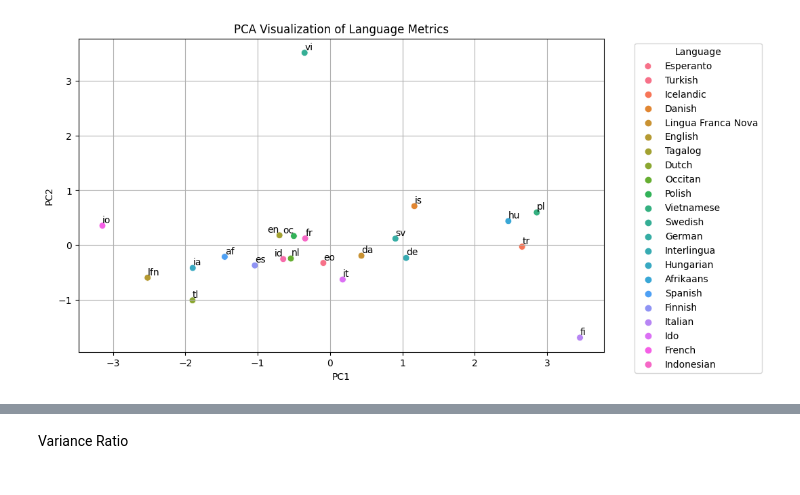
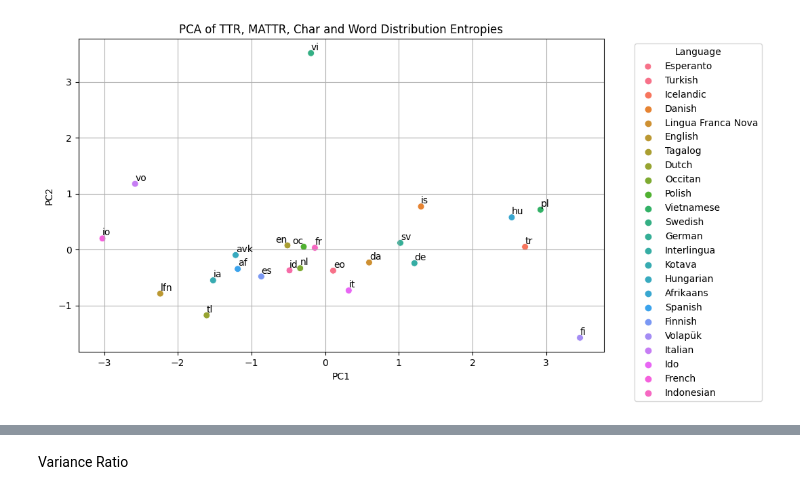
Before and after one commit to kirbergerconnor/iscl-thesis, a Jupyter notebook: features.ipynb, the cells around one changed output, grey strips where cells are left out. Cells and saved outputs as stored; diff of their text form; code cells hidden in the pictures.

```diff
--- a/features.ipynb
+++ b/features.ipynb
@@ -223,12 +229,18 @@ Principle Component Analysis
 # %%
+# TESTING #
+
+numeric_df = calculations_df.select_dtypes(include='number')
+
 scaler = StandardScaler()
-scaled_data = scaler.fit_transform(df)
+scaled_data = scaler.fit_transform(numeric_df)
 
-pca = PCA(n_components=0.95)
+pca = PCA(n_components=2)
 pca_result = pca.fit_transform(scaled_data)
 
 pca_df = pd.DataFrame(pca_result, columns=['PC1', 'PC2'])
-pca_df.index = df.index
+pca_df.index = calculations_df.index
+
+# print(pca_df)
 
 plt.figure(figsize=(10, 6))
 sns.scatterplot(x='PC1', y='PC2', data=pca_df, hue=pca_df.index, s=50)
@@ -247,32 +259,32 @@ lang_labels = {
     'pl': 'Polish',
     'da': 'Danish',
     'tl': 'Tagalog',
     'ia': 'Interlingua',
     'fi': 'Finnish',
     'vi': 'Vietnamese',
     'hu': 'Hungarian',
     'nl': 'Dutch',
     'lfn': 'Lingua Franca Nova',
     'es': 'Spanish',
     'io': 'Ido',
     'af': 'Afrikaans',
     'fr': 'French',
     'it': 'Italian',
     'tr': 'Turkish',
     'de': 'German',
     'oc': 'Occitan',
     'en': 'English',
     'vo': 'Volapük',
     'avk': 'Kotava'
     }
 legend_labels = [lang_labels[abb] for abb in pca_df.index]
 
 plt.xlabel('PC1')
 plt.ylabel('PC2')
-plt.title('PCA Visualization of Language Metrics')
+plt.title('PCA of TTR, MATTR, Char and Word Distribution Entropies')
 plt.grid(True)
 plt.legend(title='Language', labels=legend_labels, bbox_to_anchor=(1.05, 1), loc='upper left')
 # plt.tight_layout()
 plt.show()
 # %% [output]
-[figure, old version]
+[figure, new version]
```
Also changed, not shown: parts of 24 cells of this notebook, 12 other files.
